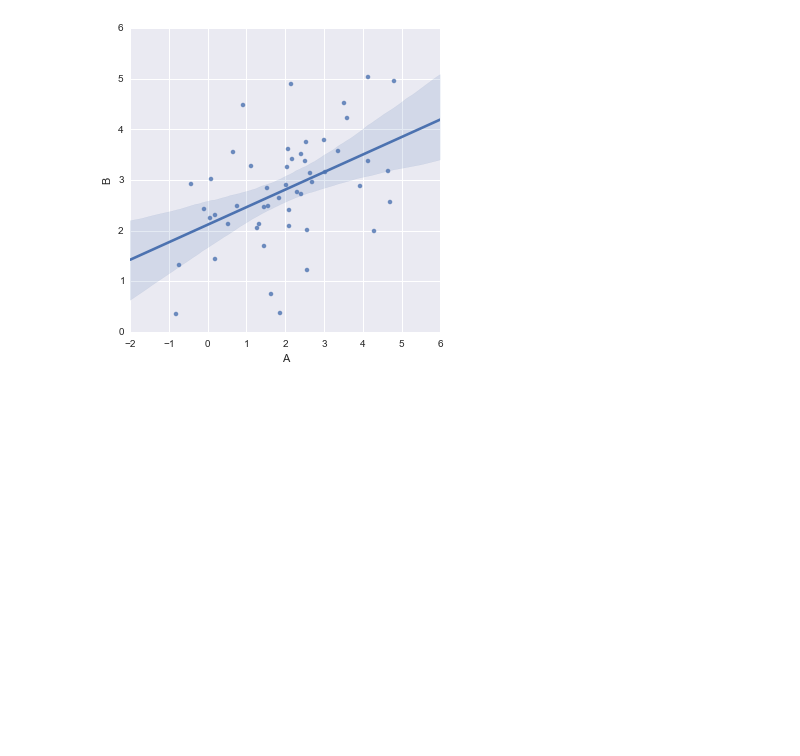
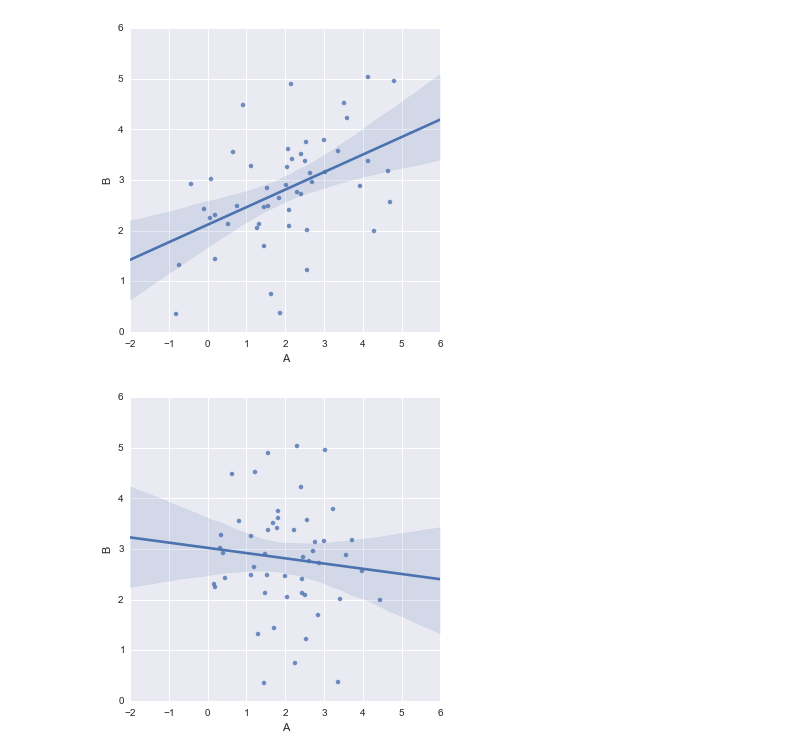
Before and after one commit to tarmstro/mvbop, a Jupyter notebook: seaborn_tutorial.ipynb, the cells around one changed output. Drawn from its saved outputs; the diff is of its cells as text; code cells hidden in the pictures; blank space fills up the shorter version.

```diff
--- a/seaborn_tutorial.ipynb
+++ b/seaborn_tutorial.ipynb
@@ -346,3 +346,7 @@ df = pd.DataFrame(dict(A=a, B=b, C=c), columns=list("ABC"))
 sns.lmplot("A", "B", df);
 # %% [output]
 [figure]
+# %%
+sns.lmplot("A", "B", df, x_partial="C");
+# %% [output]
+[figure, added]
```
